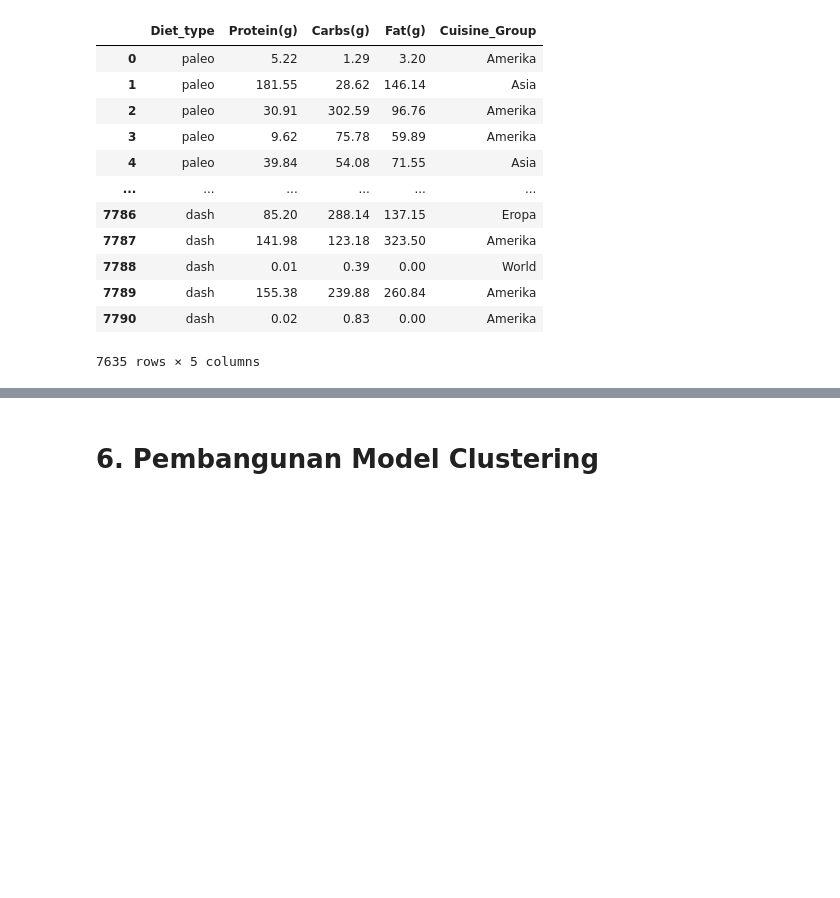
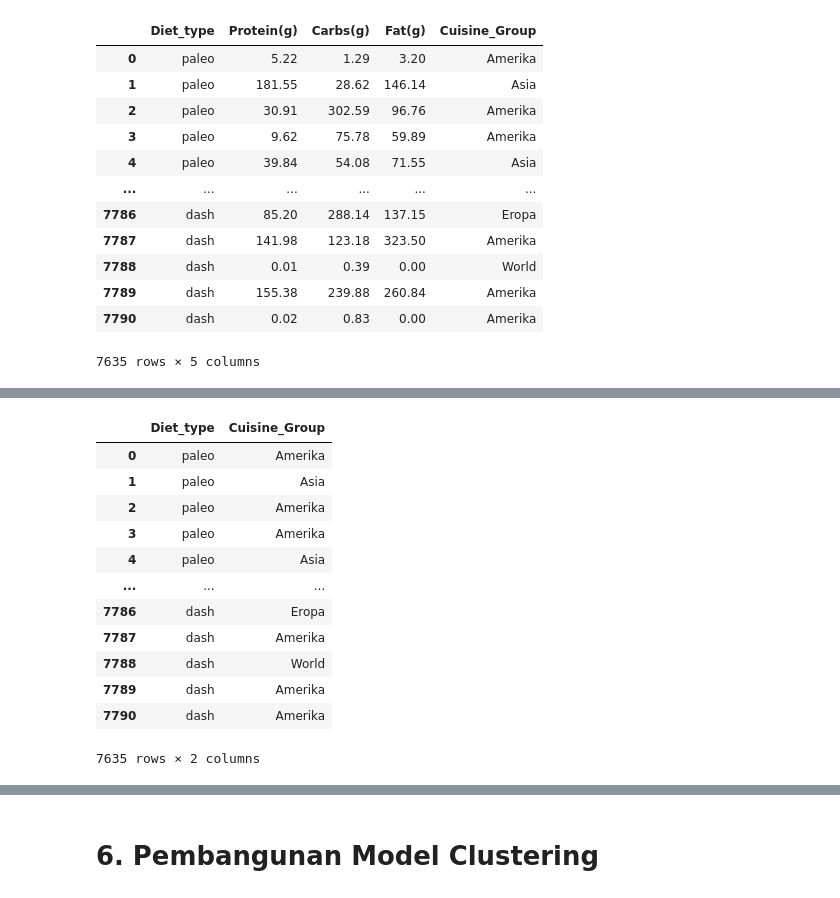
Before and after one commit to Us9r/DicodingBMLP, a Jupyter notebook: [Clustering]_Submission_Akhir_BMLP_Us9r.ipynb, the cells around one changed output, grey strips where cells are left out. Cells and saved outputs as stored; diff of their text form; code cells hidden in the pictures; blank space fills up the shorter version.

```diff
--- a/[Clustering]_Submission_Akhir_BMLP_Us9r.ipynb
+++ b/[Clustering]_Submission_Akhir_BMLP_Us9r.ipynb
@@ -325,0 +349,17 @@ df
+# %%
+kategorical_features = df.select_dtypes(include=['object'])
+kategorical_features
+# %% [output]
+|  | Diet_type | Cuisine_Group |
+| 0 | paleo | Amerika |
+| 1 | paleo | Asia |
+| 2 | paleo | Amerika |
+| 3 | paleo | Amerika |
+| 4 | paleo | Asia |
+| ... | ... | ... |
+| 7786 | dash | Eropa |
+| 7787 | dash | Amerika |
+| 7788 | dash | World |
+| 7789 | dash | Amerika |
+| 7790 | dash | Amerika |
+7635 rows × 2 columns
```
Also changed, not shown: parts of 11 cells of this notebook.
